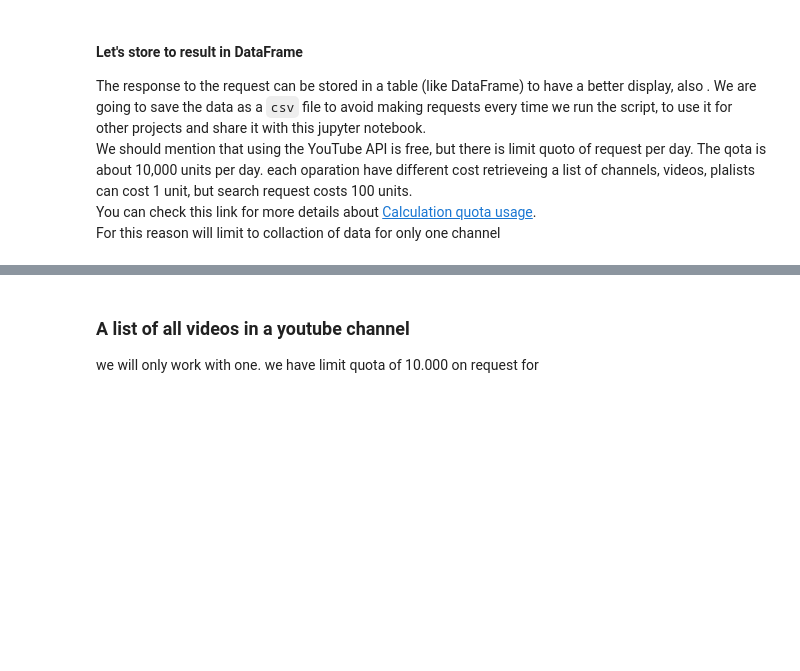
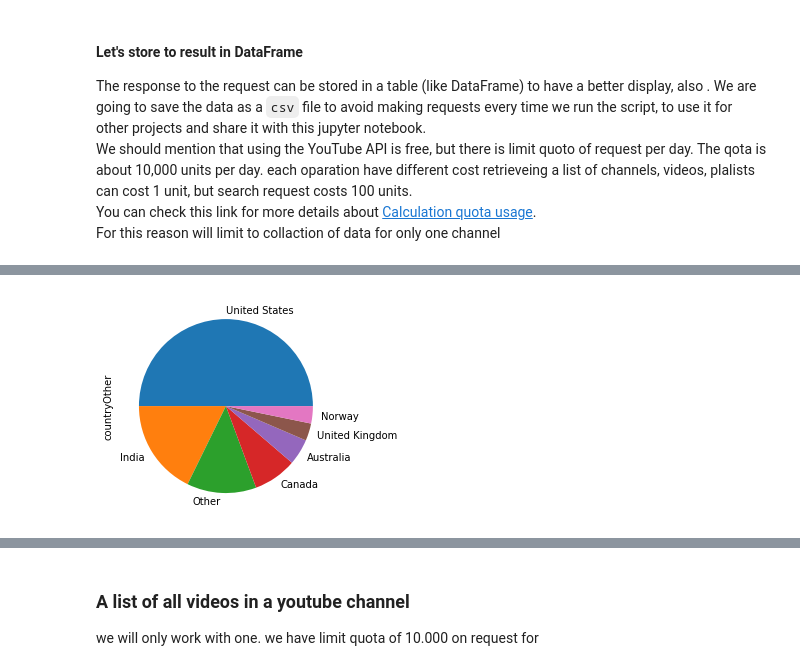
Before and after one commit to zakicode19/YouTubeApi, a Jupyter notebook: youtube_api.ipynb, the cells around one changed output, grey strips where cells are left out. Cells and saved outputs as stored; diff of their text form; code cells hidden in the pictures; blank space fills up the shorter version.

```diff
--- a/youtube_api.ipynb
+++ b/youtube_api.ipynb
@@ -124 +524,5 @@ channels_stat.country.value_counts()
+# %%
+_ = summery_df['countryOther'].value_counts().plot.pie()
+# %% [output]
+[figure, added]
 # %%
```
Also changed, not shown: parts of 97 cells of this notebook, 3 other files.
